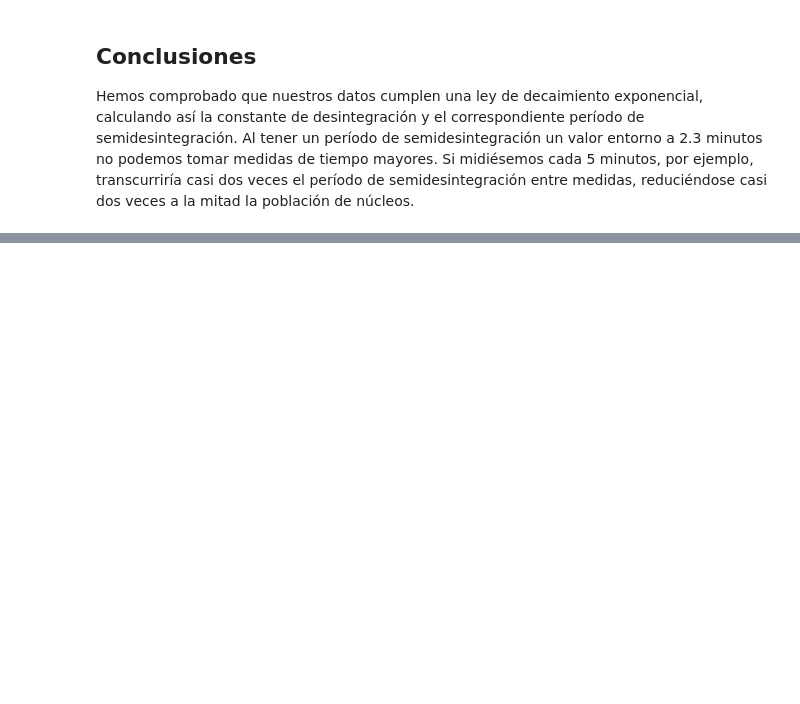
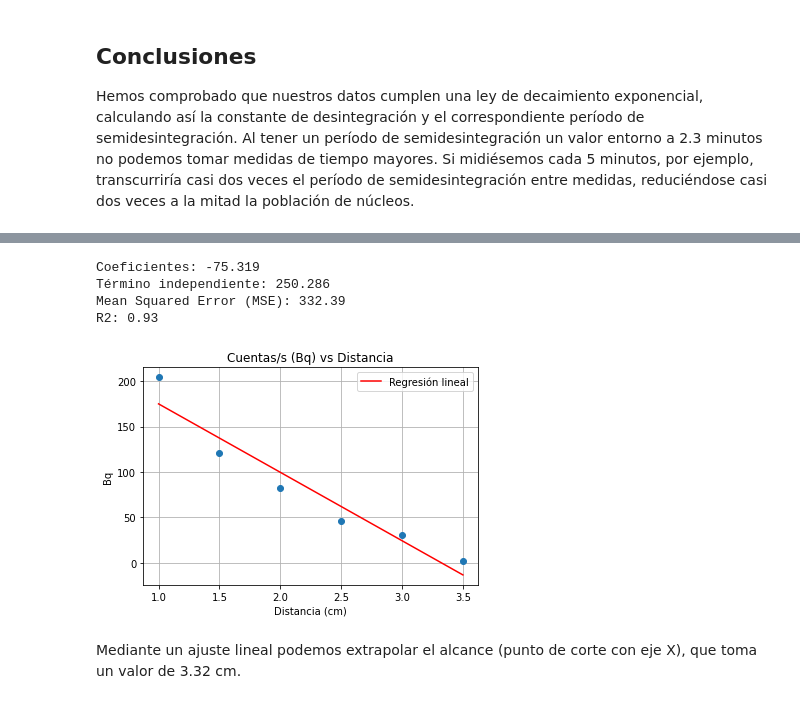
Before and after one commit to feliux/physics_projects, a Jupyter notebook: nuclear_physics/Nuclear.ipynb, the cells around one changed output, grey strips where cells are left out. Saved outputs shown, nothing was run; the diff lists cells and outputs as text; code cells hidden in the pictures; blank space fills up the shorter version.

```diff
--- a/nuclear_physics/Nuclear.ipynb
+++ b/nuclear_physics/Nuclear.ipynb
@@ -760,0 +766,11 @@ Hemos comprobado que nuestros datos cumplen una ley de decaimiento exponencial,
+# %%
+# Datos período de una muestra radiactiva
+
+# tiempo de acumulación: 300s
+t_acumulacion = 300
+# medidas: practica6.csv donde columnas son distancia (cm) y el número de cuentas
+data_p6 = DATA_PATH + "practica6.csv"
+df1_p6 = pd.read_csv(data_p6)
+df1_p6["bq"] = df1_p6["area (cuentas)"] / t_acumulacion
+
+print(tabulate(df1_p6, headers="keys", tablefmt="presto", showindex=False))
@@ -760,0 +786,44 @@ Hemos comprobado que nuestros datos cumplen una ley de decaimiento exponencial,
+# %%
+y = df1_p6["bq"].to_numpy()
+x = df1_p6["distancia (cm)"].to_numpy()
+
+# Creamos el objeto para regresion lineal
+regr = linear_model.LinearRegression()
+# Entrenamos nuestro modelo
+regr.fit(x.reshape(-1, 1), y)
+# Hacemos las predicciones
+y_pred = regr.predict(x.reshape(-1, 1))
+
+# Tangente
+print("Coeficientes: %.3f" % regr.coef_[0])
+# Término independiente
+print("Término independiente: %.3f" % regr.intercept_)
+# MSE
+print("Mean Squared Error (MSE): %.2f" % mean_squared_error(y, y_pred))
+# R2, tiende a 1.0
+print("R2: %.2f" % r2_score(y, y_pred))
+
+
+plt.plot(x, y, "o")
+plt.plot(x, y_pred, color="red", label="Regresión lineal")
+plt.title("Cuentas/s (Bq) vs Distancia")
+plt.xlabel("Distancia (cm)")
+plt.ylabel("Bq")
+plt.grid(True)
+plt.legend()
+plt.show()
+# %% [output]
+Coeficientes: -75.319
+Término independiente: 250.286
+Mean Squared Error (MSE): 332.39
+R2: 0.93
+[figure, added]
+# %%
+alcance = rnd(-regr.intercept_ / regr.coef_[0])
+
+TEXT = f"Mediante un ajuste lineal podemos extrapolar el alcance (punto de corte con eje X), \
+         que toma un valor de {alcance} cm."
+
+md(TEXT)
+# %% [output]
+Mediante un ajuste lineal podemos extrapolar el alcance (punto de corte con eje X),          que toma un valor de 3.32 cm.
```
Also changed, not shown: parts of 37 cells of this notebook, 21 other files.
